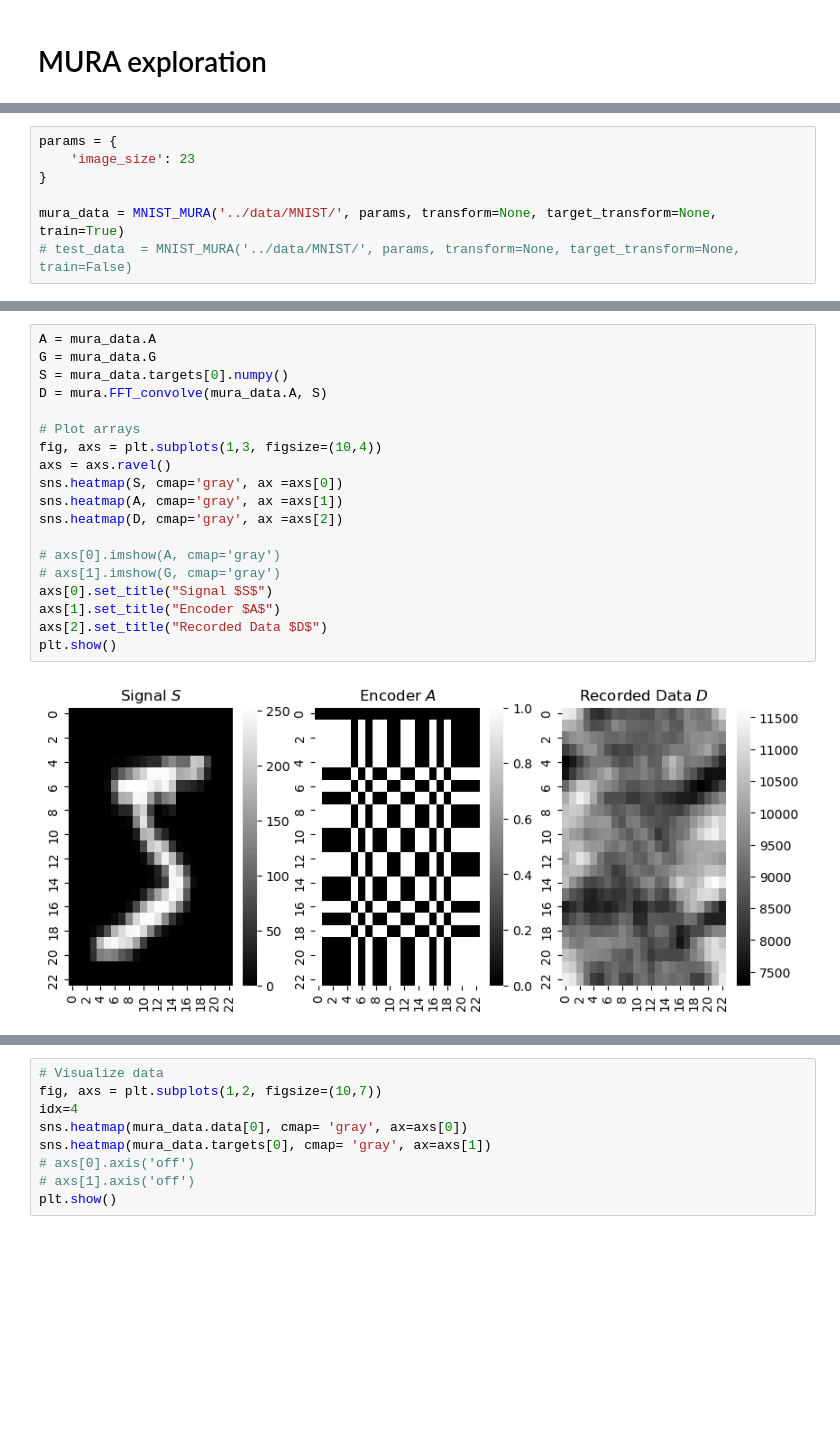
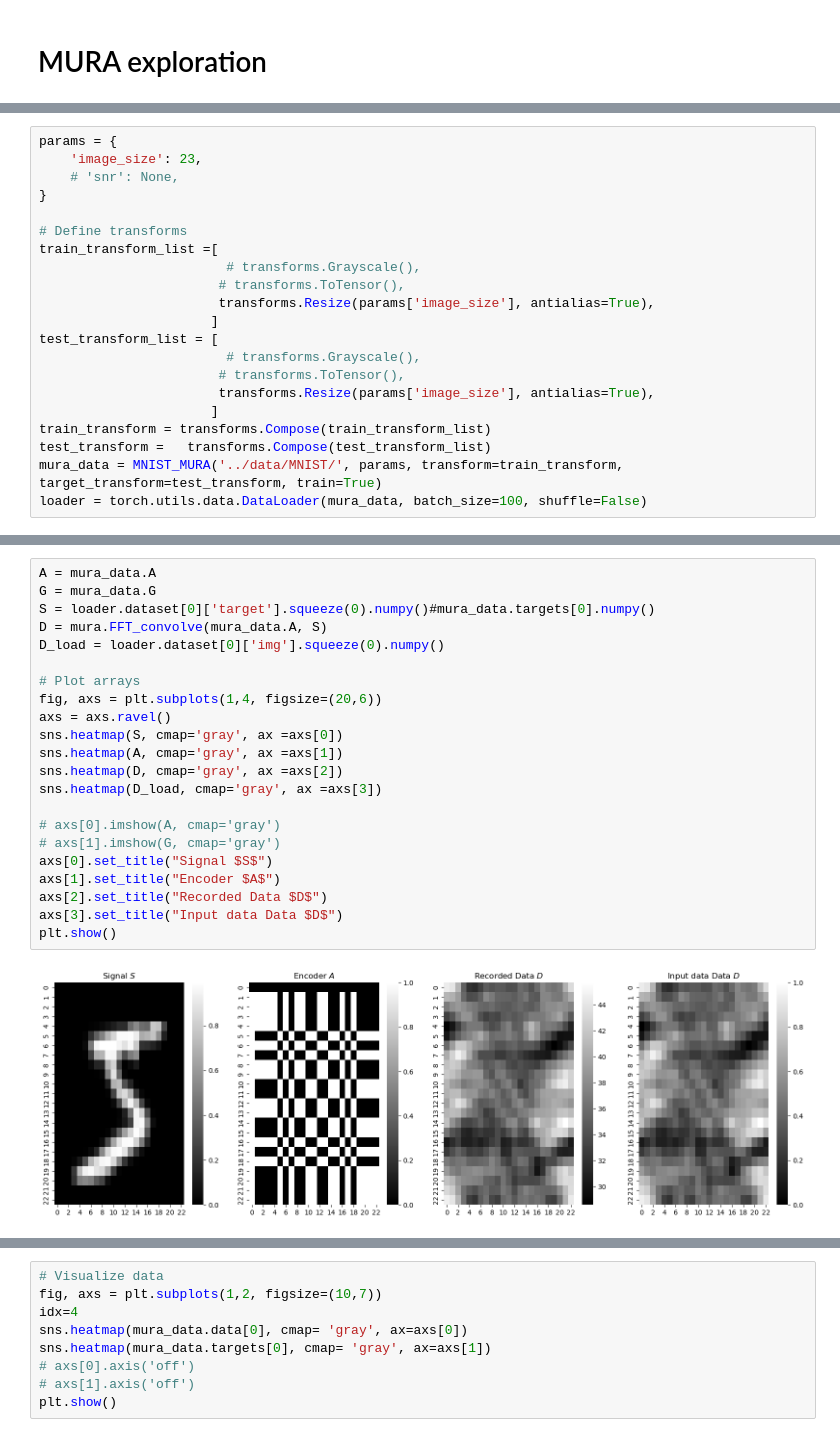
Before and after one commit to jornelasmunoz/UCM_Undergraduate_Research, a Jupyter notebook: jornelasmunoz/notebooks/Untitled.ipynb, the cells around one changed output, grey strips where cells are left out. Drawn from its saved outputs; the diff is of its cells as text; blank space fills up the shorter version.

Commit message:
Modified MURA MNIST data so that targets are normalized, but input D isnt

```diff
--- a/jornelasmunoz/notebooks/Untitled.ipynb
+++ b/jornelasmunoz/notebooks/Untitled.ipynb
@@ -19,8 +23,22 @@ from dataset import MNIST_MURA
 Using path =  /Users/jornelasmunoz/Desktop/UC Merced/Research/coded-aperture/jornelasmunoz/
 # %%
 params = {
-    'image_size': 23
+    'image_size': 23,
+    # 'snr': None,
 }
 
-mura_data = MNIST_MURA('../data/MNIST/', params, transform=None, target_transform=None, train=True)
-# test_data  = MNIST_MURA('../data/MNIST/', params, transform=None, target_transform=None, train=False)
+# Define transforms
+train_transform_list =[
+                        # transforms.Grayscale(),
+                       # transforms.ToTensor(),
+                       transforms.Resize(params['image_size'], antialias=True),
+                      ]
+test_transform_list = [
+                        # transforms.Grayscale(),
+                       # transforms.ToTensor(),
+                       transforms.Resize(params['image_size'], antialias=True),
+                      ]
+train_transform = transforms.Compose(train_transform_list)
+test_transform =   transforms.Compose(test_transform_list)
+mura_data = MNIST_MURA('../data/MNIST/', params, transform=train_transform, target_transform=test_transform, train=True)
+loader = torch.utils.data.DataLoader(mura_data, batch_size=100, shuffle=False)
@@ -27,21 +56,24 @@ mura_data = MNIST_MURA('../data/MNIST/', params, transform=None, target_transfor
 # %%
 A = mura_data.A
 G = mura_data.G
-S = mura_data.targets[0].numpy()
+S = loader.dataset[0]['target'].squeeze(0).numpy()#mura_data.targets[0].numpy()
 D = mura.FFT_convolve(mura_data.A, S)
+D_load = loader.dataset[0]['img'].squeeze(0).numpy()
 
 # Plot arrays
-fig, axs = plt.subplots(1,3, figsize=(10,4))
+fig, axs = plt.subplots(1,4, figsize=(20,6))
 axs = axs.ravel()
 sns.heatmap(S, cmap='gray', ax =axs[0])
 sns.heatmap(A, cmap='gray', ax =axs[1])
 sns.heatmap(D, cmap='gray', ax =axs[2])
+sns.heatmap(D_load, cmap='gray', ax =axs[3])
 
 # axs[0].imshow(A, cmap='gray')
 # axs[1].imshow(G, cmap='gray')
 axs[0].set_title("Signal $S$")
 axs[1].set_title("Encoder $A$")
 axs[2].set_title("Recorded Data $D$")
+axs[3].set_title("Input data Data $D$")
 plt.show()
 # %% [output]
-[figure, old version]
+[figure, new version]
```
Also changed, not shown: parts of 5 cells of this notebook, 3 other files.
